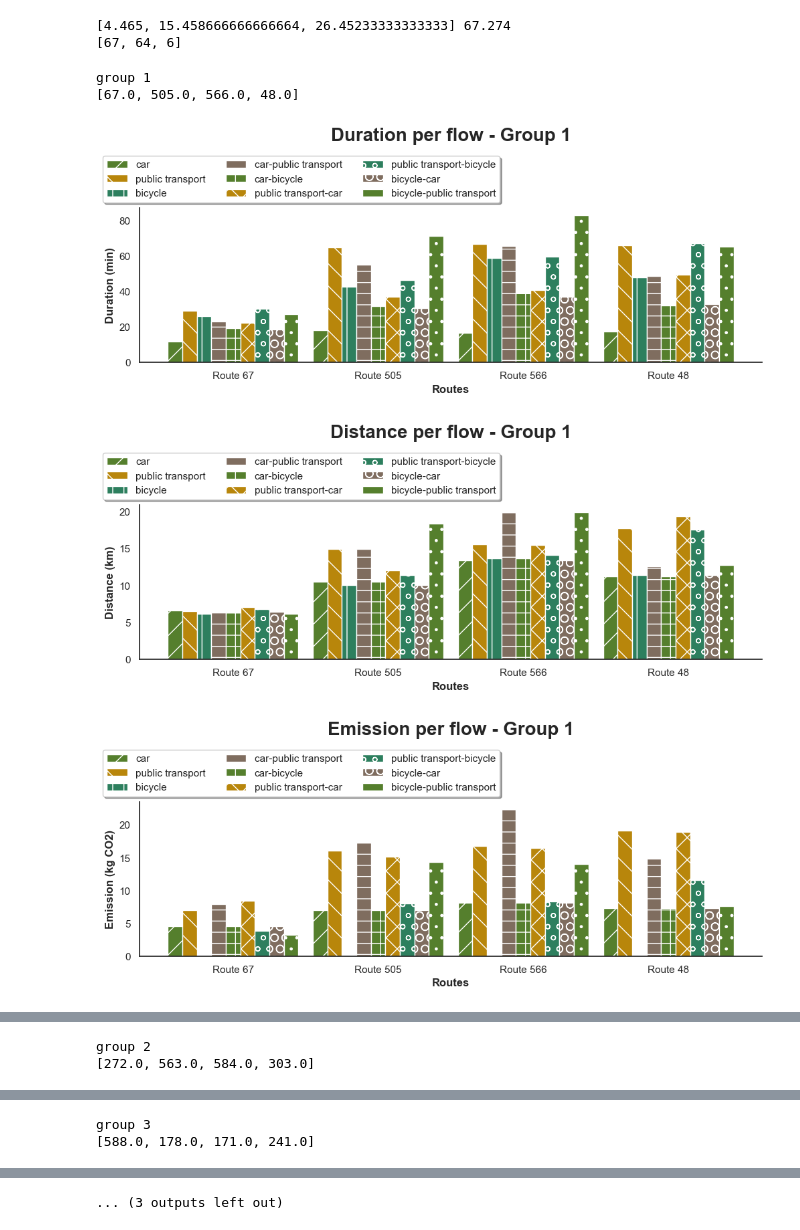
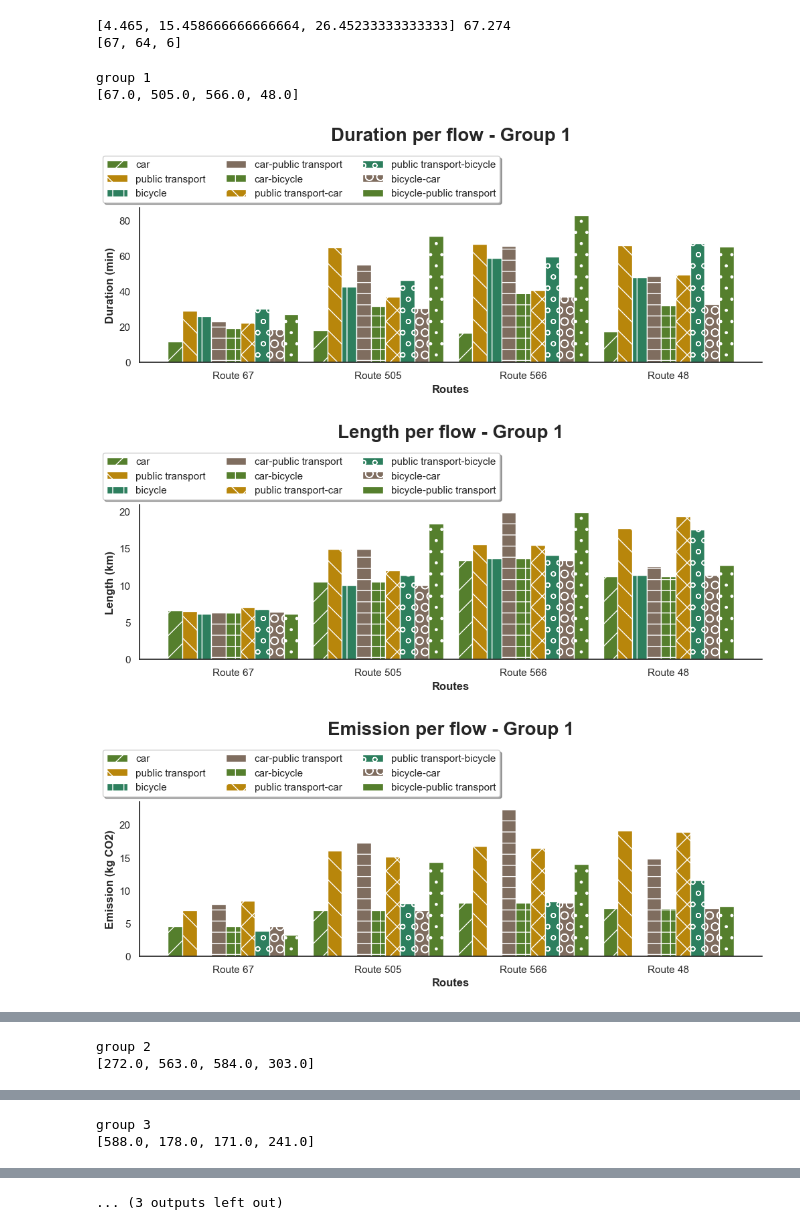
Before and after one commit to CamiloHMS/london_routing, a Jupyter notebook: responses_plot.ipynb, the cells around one changed output, grey strips where cells are left out. Drawn from its saved outputs; the diff is of its cells as text; code cells hidden in the pictures.

```diff
--- a/responses_plot.ipynb
+++ b/responses_plot.ipynb
@@ -8,6 +8,9 @@ import pandas as pd
 import numpy as np
 # %%
 dataf = pd.read_csv("results/responses.csv")
+# %%
+# remove later
+dataf.rename(columns = {"distance":"length"},inplace=True)
 # %%
 def getBars(df,labels,value):
     bars = []
@@ -83,12 +86,12 @@ removeID = dataf.loc[dataf['modal'] == 'error']['setID'].to_list() # remove setI
 dataf_new = dataf.drop(dataf[dataf['setID'].isin(removeID)].index)
 
 dataf_new['duration'] = dataf_new['duration'].apply(lambda x: x/60)
-dataf_new['distance'] = dataf_new['distance'].apply(lambda x: x/1000)
+dataf_new['length'] = dataf_new['length'].apply(lambda x: x/1000)
 
 normalization = lambda x: (x-x.mean())/ x.std()
 
 dataf_new["duration_norm"] = dataf_new.groupby("setID")["duration"].transform(normalize)
-dataf_new["distance_norm"] = dataf_new.groupby("setID")["distance"].transform(normalize)
+dataf_new["length_norm"] = dataf_new.groupby("setID")["length"].transform(normalize)
 dataf_new["emission_norm"] = dataf_new.groupby("setID")["emission"].transform(normalize)
 dataf_new["price_norm"] = dataf_new.groupby("setID")["price"].transform(normalize)
 
@@ -108,7 +111,7 @@ dataf_new.to_csv("results/filtered_responses.csv",index=False)
 # %%
 ## separating data by window
 
-dataf_median = dataf_new.groupby("setID")['distance'].median()
+dataf_median = dataf_new.groupby("setID")['length'].median()
 distance_wind = divide_range(min(dataf_median), max(dataf_median))
 
 series_wind1 = dataf_median.loc[dataf_median <= distance_wind[1]]
@@ -117,7 +120,7 @@ series_wind3 = dataf_median.loc[dataf_median > distance_wind[2]]
 
 windows = [series_wind1,series_wind2,series_wind3]
 
-print(distance_wind,dataf_new['distance'].max())
+print(distance_wind,dataf_new['length'].max())
 print([i.shape[0] for i in windows])
 # %% [output]
 [4.465, 15.458666666666664, 26.45233333333333] 67.274
@@ -125,26 +128,26 @@ print([i.shape[0] for i in windows])
 # %%
 ## barplot
 rd.seed(10)
 
-translator = {"distance": "Distance (km)","duration": "Duration (min)","price": "Price (R$)", "emission": "Emission (kg CO2)"}
+translator = {"length": "Length (km)","duration": "Duration (min)","price": "Price (R$)", "emission": "Emission (kg CO2)"}
 
 for j in range(len(distance_wind)):
     print("group",j+1)
     sampl = rd.sample(sorted(windows[j].index),4)
     print(sampl)
 
     group = dataf_new.loc[dataf_new['setID'].isin(sampl)]
     routes = list(map(lambda x: f"Route {int(x)}",sampl))
     for i in ylabels:
         upper = i[0].upper() + i[1:]
         title = f"{upper} per flow - Group {j+1}"
         bars = getBars(group,labels,i)
         plotBars(bars,translator[i],labels,routes,title,fname=title)
 # %% [output]
 group 1
 [67.0, 505.0, 566.0, 48.0]
 [figure]
-[figure, old version]
+[figure, new version]
 [figure]
 [figure]
 group 2
```
Also changed, not shown: parts of 3 cells of this notebook, 29 other files.
